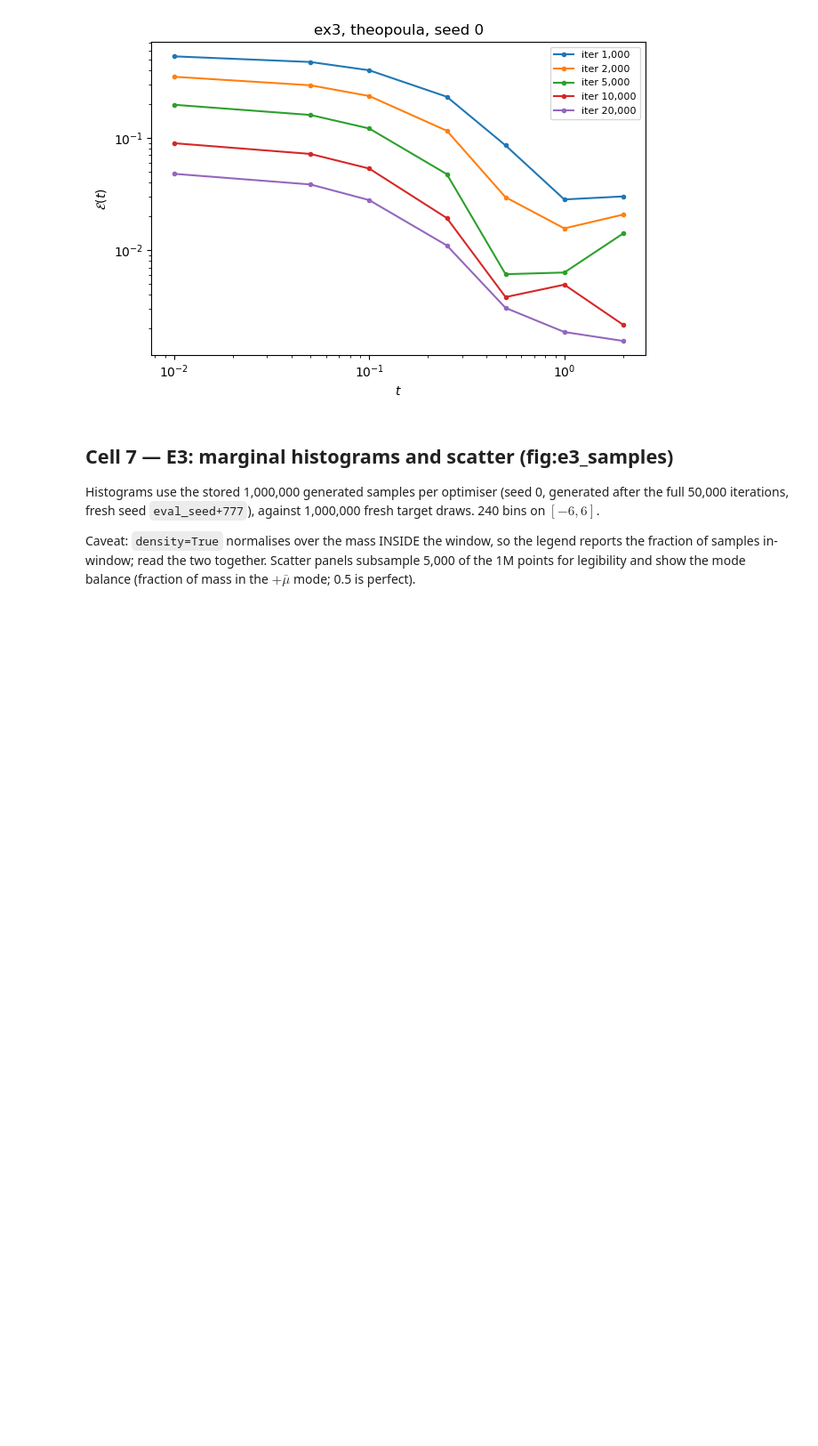
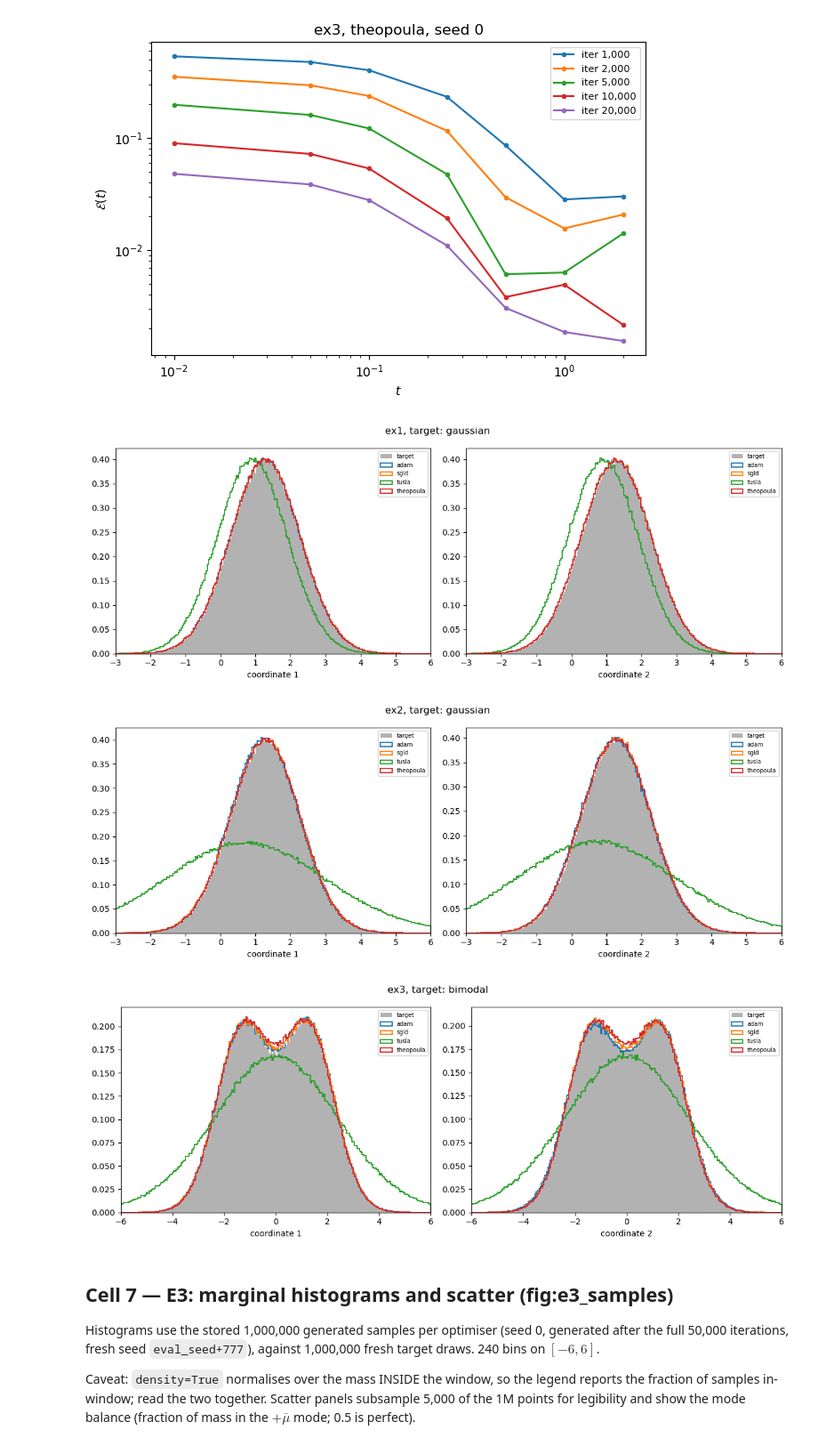
Before and after one commit to kylemcgillivray/Masters-Dissertation, a Jupyter notebook: display5.ipynb, the cells around one changed output. Shown at 89% size. Cells and saved outputs as stored; diff of their text form; code cells hidden in the pictures; blank space fills up the shorter version.

```diff
--- a/display5.ipynb
+++ b/display5.ipynb
@@ -284,6 +284,58 @@ if recs:
     savefig(f"e1_score_error_by_t_{EXAMPLE_SE}_{OPT_SE}")
 # %% [output]
 [figure]
+# %%
+# Unimodel plot
+# Marginals for every example: ex1 (Gaussian, affine), ex2 (Gaussian, network),
+# ex3 (mixture, network). One figure per example, same construction as before.
+
+EXAMPLES_H = [
+    # (example, target, x-axis window)
+    ("ex1", "gaussian", (-3.0, 6.0)),
+    ("ex2", "gaussian", (-3.0, 6.0)),
+    ("ex3", "bimodal",  (-6.0, 6.0)),
+]
+N_TRUE = 1_000_000       # target reference draws
+N_BINS = 240
+
+for EXAMPLE_H, TARGET_H, (LO, HI) in EXAMPLES_H:
+    BINS = np.linspace(LO, HI, N_BINS + 1)
+
+    target = fct.make_target(TARGET_H, 2, MU, 1.0)
+    np.random.seed(0)
+    true = target["sample"](N_TRUE)
+
+    opts_avail = [o for o in ["adam", "sgld", "tusla", "theopoula"]
+                  if any(r_["config"]["example"] == EXAMPLE_H
+                         and r_["config"]["optimiser"] == o
+                         and "plot_samples" in r_ for r_ in main_runs.values())]
+    if not opts_avail:
+        print(f"no plot_samples for {EXAMPLE_H}")
+        continue
+
+    fig, axes = plt.subplots(1, 2, figsize=(12, 4.5))
+    for k in range(2):
+        axes[k].hist(true[:, k], bins=BINS, density=True, alpha=0.3,
+                     color="k", label="target")
+        for opt in opts_avail:
+            rec = next(r_ for r_ in main_runs.values()
+                       if r_["config"]["example"] == EXAMPLE_H
+                       and r_["config"]["optimiser"] == opt
+                       and "plot_samples" in r_)
+            s = rec["plot_samples"]
+            frac = float(np.mean((s >= LO).all(1) & (s <= HI).all(1)))
+            axes[k].hist(s[:, k], bins=BINS, density=True, histtype="step",
+                         lw=1.4, label=f"{opt}")
+        axes[k].set_xlim(LO, HI)
+        axes[k].set_xlabel(f"coordinate {k + 1}")
+        axes[k].legend(fontsize=7)
+    plt.suptitle(f"{EXAMPLE_H}, target: {TARGET_H}")
+    plt.tight_layout()
+    savefig(f"marginals_{EXAMPLE_H}")
+# %% [output]
+[figure, added]
+[figure, added]
+[figure, added]
 # %% [markdown]
 ## Cell 7 — E3: marginal histograms and scatter (fig:e3_samples)
 
```
Also changed, not shown: parts of 3 cells of this notebook, 10 other files.
